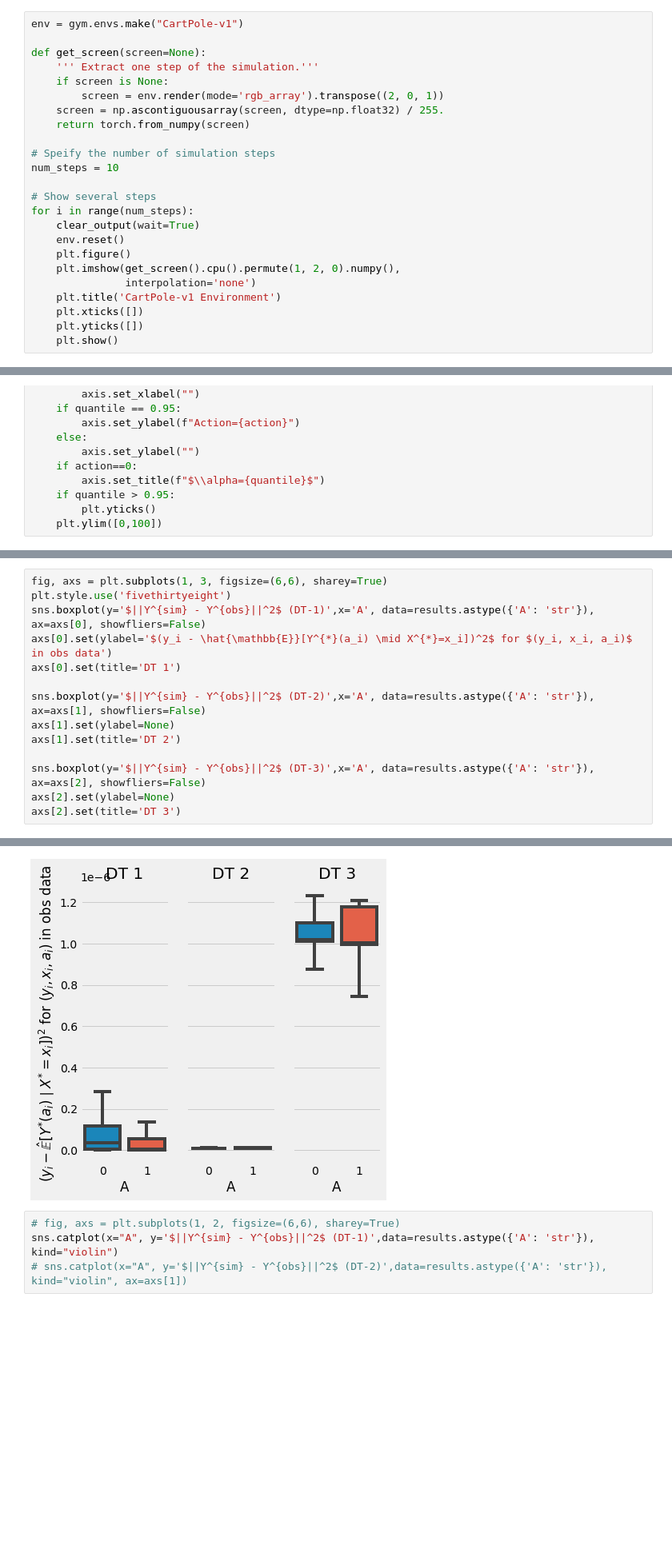
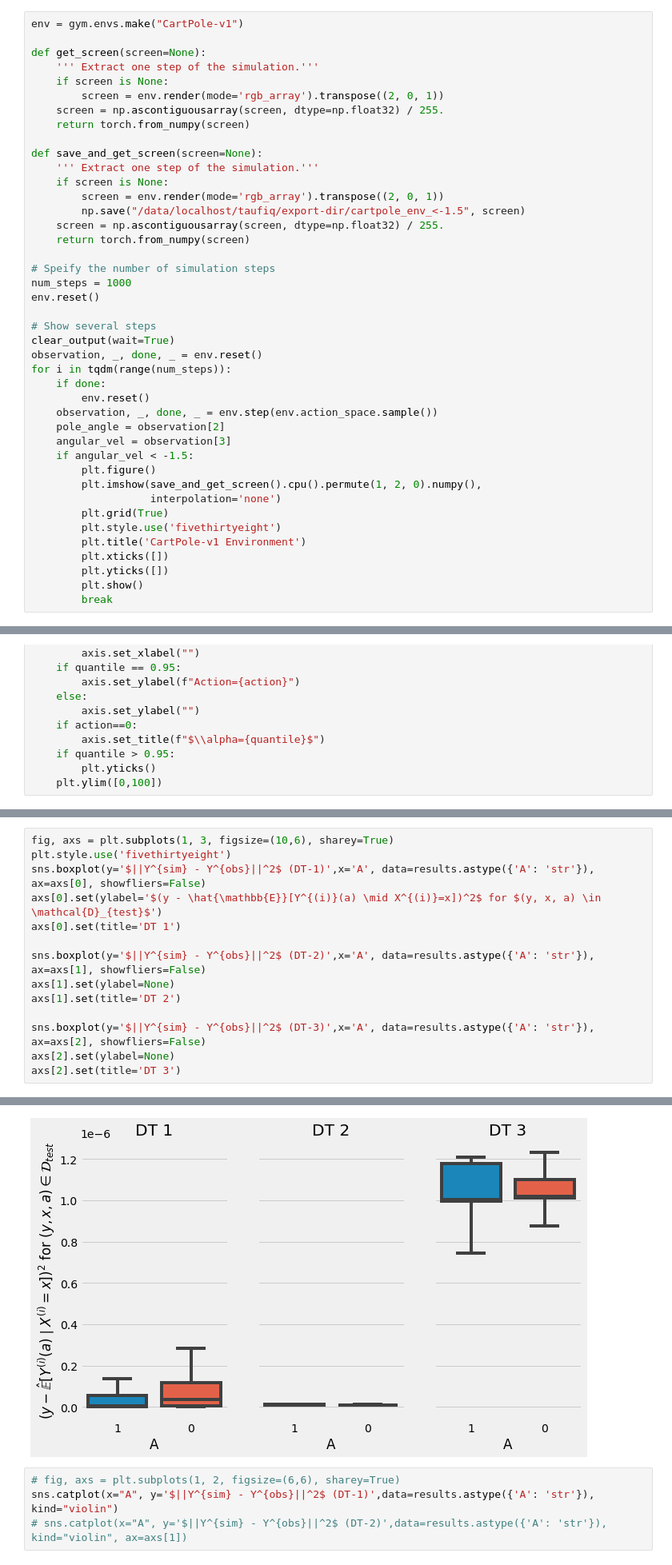
Before and after one commit to faaizT/CausalTwinAssessment, a Jupyter notebook: Cartpole Simulator (Updated).ipynb, the cells around one changed output, grey strips where cells are left out. Shown at 80% size. Cells and saved outputs as stored; diff of their text form; blank space fills up the shorter version.

```diff
--- a/Cartpole Simulator (Updated).ipynb
+++ b/Cartpole Simulator (Updated).ipynb
@@ -24,17 +24,35 @@ def get_screen(screen=None):
     screen = np.ascontiguousarray(screen, dtype=np.float32) / 255.
     return torch.from_numpy(screen)
 
+def save_and_get_screen(screen=None):
+    ''' Extract one step of the simulation.'''
+    if screen is None:
+        screen = env.render(mode='rgb_array').transpose((2, 0, 1))
+        np.save("/data/localhost/taufiq/export-dir/cartpole_env_<-1.5", screen)
+    screen = np.ascontiguousarray(screen, dtype=np.float32) / 255.
+    return torch.from_numpy(screen)
+
 # Speify the number of simulation steps
-num_steps = 10
+num_steps = 1000
+env.reset()
 
 # Show several steps
-for i in range(num_steps):
-    clear_output(wait=True)
-    env.reset()
-    plt.figure()
-    plt.imshow(get_screen().cpu().permute(1, 2, 0).numpy(),
-               interpolation='none')
-    plt.title('CartPole-v1 Environment')
-    plt.xticks([])
-    plt.yticks([])
-    plt.show()
+clear_output(wait=True)
+observation, _, done, _ = env.reset()
+for i in tqdm(range(num_steps)):
+    if done:
+        env.reset()
+    observation, _, done, _ = env.step(env.action_space.sample())
+    pole_angle = observation[2]
+    angular_vel = observation[3]
+    if angular_vel < -1.5:
+        plt.figure()
+        plt.imshow(save_and_get_screen().cpu().permute(1, 2, 0).numpy(),
+                   interpolation='none')
+        plt.grid(True)
+        plt.style.use('fivethirtyeight')
+        plt.title('CartPole-v1 Environment')
+        plt.xticks([])
+        plt.yticks([])
+        plt.show()
+        break
@@ -1935,20 +1954,20 @@ plt.style.use('fivethirtyeight')
 # %%
-fig, axs = plt.subplots(1, 3, figsize=(6,6), sharey=True)
+fig, axs = plt.subplots(1, 3, figsize=(10,6), sharey=True)
 plt.style.use('fivethirtyeight')
 sns.boxplot(y='$||Y^{sim} - Y^{obs}||^2$ (DT-1)',x='A', data=results.astype({'A': 'str'}), ax=axs[0], showfliers=False)
-axs[0].set(ylabel='$(y_i - \hat{\mathbb{E}}[Y^{*}(a_i) \mid X^{*}=x_i])^2$ for $(y_i, x_i, a_i)$ in obs data')
+axs[0].set(ylabel='$(y - \hat{\mathbb{E}}[Y^{(i)}(a) \mid X^{(i)}=x])^2$ for $(y, x, a) \in \mathcal{D}_{test}$')
 axs[0].set(title='DT 1')
 
 sns.boxplot(y='$||Y^{sim} - Y^{obs}||^2$ (DT-2)',x='A', data=results.astype({'A': 'str'}), ax=axs[1], showfliers=False)
 axs[1].set(ylabel=None)
 axs[1].set(title='DT 2')
 
 sns.boxplot(y='$||Y^{sim} - Y^{obs}||^2$ (DT-3)',x='A', data=results.astype({'A': 'str'}), ax=axs[2], showfliers=False)
 axs[2].set(ylabel=None)
 axs[2].set(title='DT 3')
 # %% [output]
 [Text(0.5, 1.0, 'DT 3')]
-[figure, old version]
+[figure, new version]
 # %%
 # fig, axs = plt.subplots(1, 2, figsize=(6,6), sharey=True)
 sns.catplot(x="A", y='$||Y^{sim} - Y^{obs}||^2$ (DT-1)',data=results.astype({'A': 'str'}), kind="violin")
```
Also changed, not shown: parts of 10 cells of this notebook.
